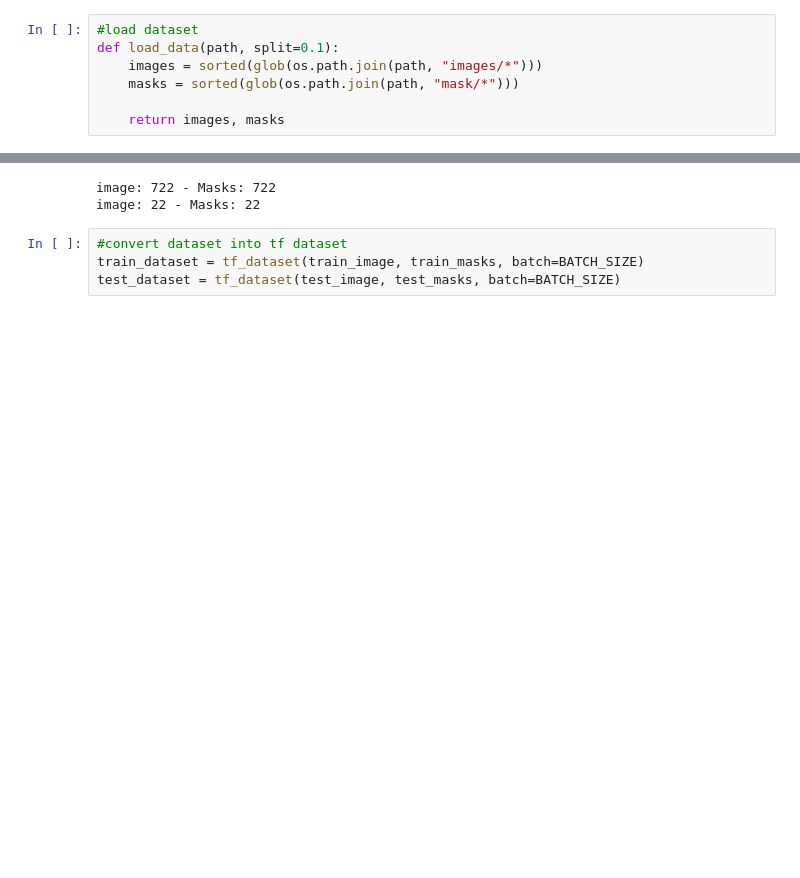
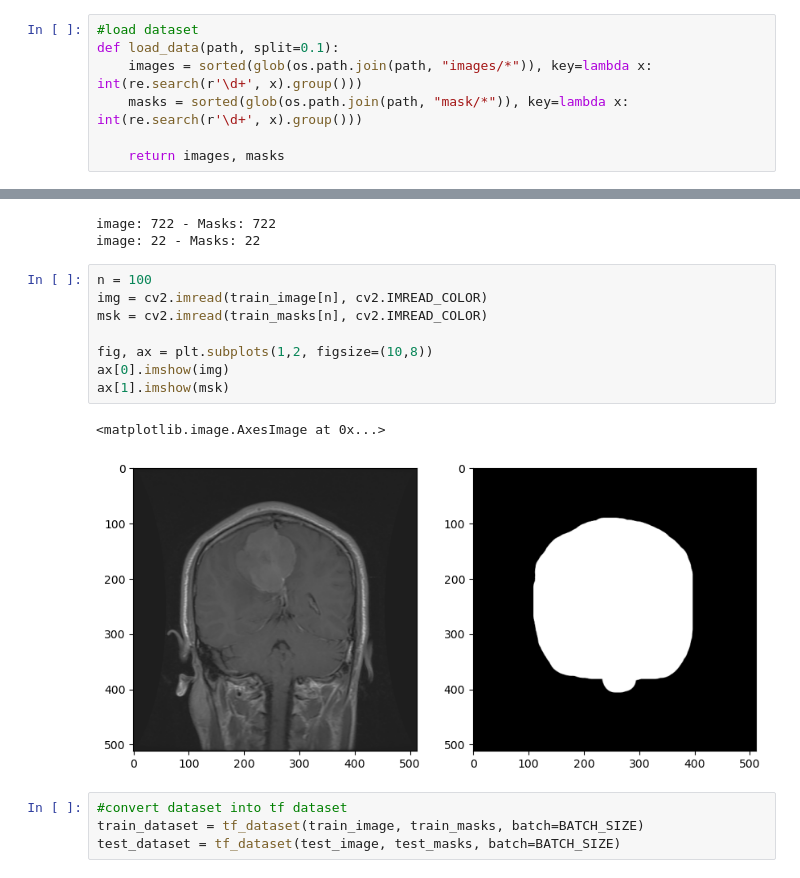
Before and after one commit to MorningStarTM/skull-stripping, a Jupyter notebook: skull-stripping-using-u-net.ipynb, the cells around one changed output, grey strips where cells are left out. Saved outputs shown, nothing was run; the diff lists cells and outputs as text; blank space fills up the shorter version.

```diff
--- a/skull-stripping-using-u-net.ipynb
+++ b/skull-stripping-using-u-net.ipynb
@@ -131,8 +133,8 @@ split = 0.1
 # %%
 #load dataset
 def load_data(path, split=0.1):
-    images = sorted(glob(os.path.join(path, "images/*")))
-    masks = sorted(glob(os.path.join(path, "mask/*")))
+    images = sorted(glob(os.path.join(path, "images/*")), key=lambda x: int(re.search(r'\d+', x).group()))
+    masks = sorted(glob(os.path.join(path, "mask/*")), key=lambda x: int(re.search(r'\d+', x).group()))
 
     return images, masks
 # %%
@@ -191,6 +193,17 @@ print(f'image: {len(test_image)} - Masks: {len(test_masks)}')
 # %% [output]
 image: 722 - Masks: 722
 image: 22 - Masks: 22
+# %%
+n = 100
+img = cv2.imread(train_image[n], cv2.IMREAD_COLOR)
+msk = cv2.imread(train_masks[n], cv2.IMREAD_COLOR)
+
+fig, ax = plt.subplots(1,2, figsize=(10,8))
+ax[0].imshow(img)
+ax[1].imshow(msk)
+# %% [output]
+<matplotlib.image.AxesImage at 0x...>
+[figure, added]
 # %%
 #convert dataset into tf dataset
 train_dataset = tf_dataset(train_image, train_masks, batch=BATCH_SIZE)
```
Also changed, not shown: parts of 11 cells of this notebook.
